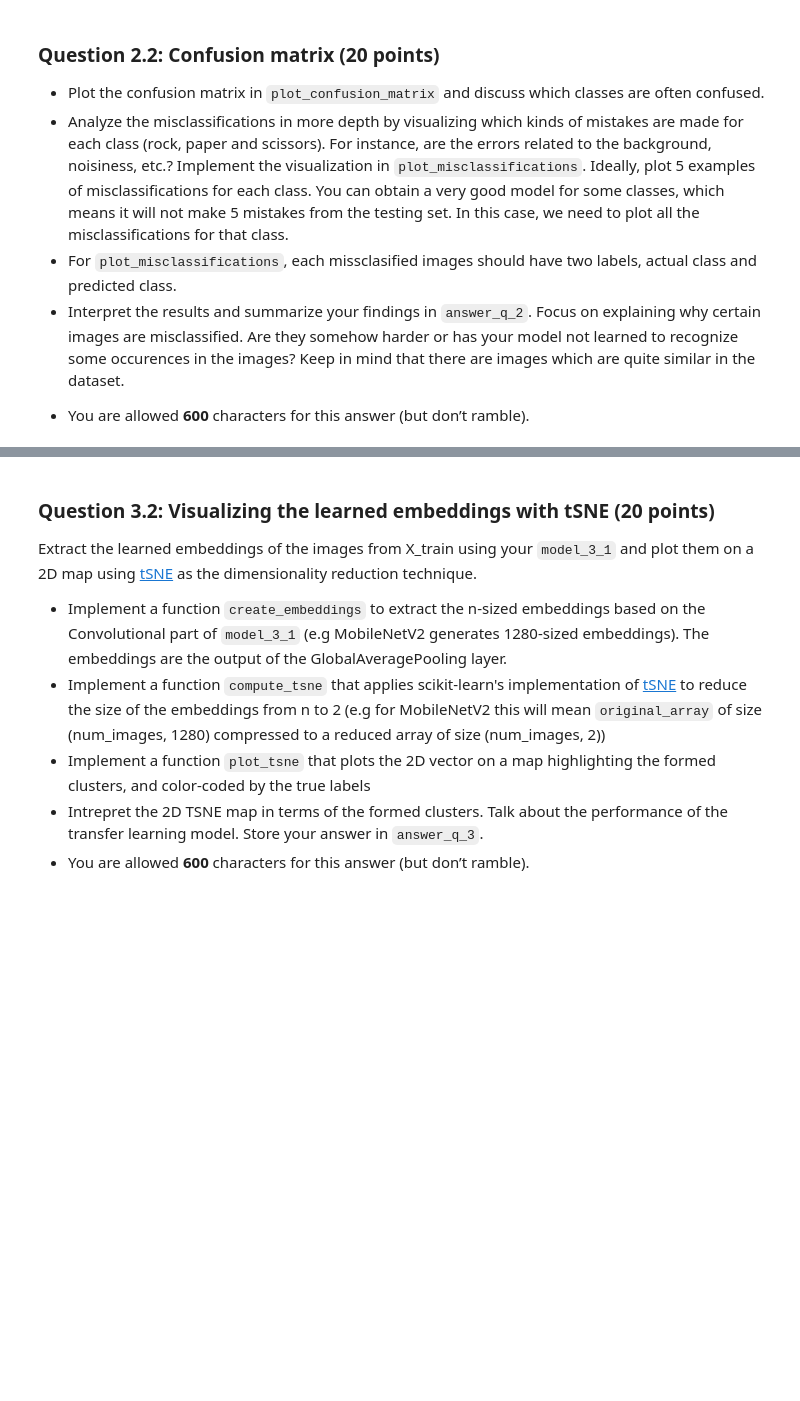
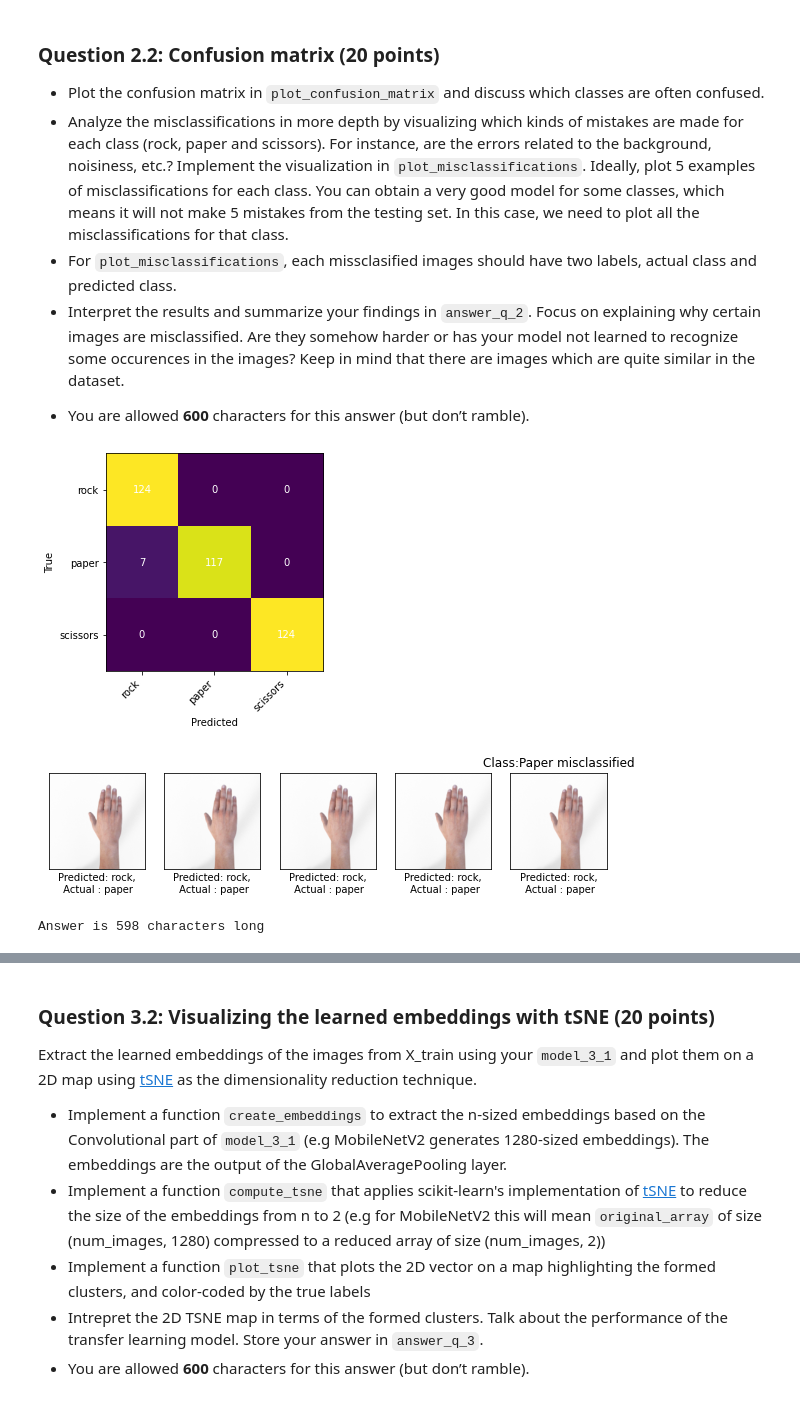
Before and after one commit to nikhil-96/ML-Assignment3, a Jupyter notebook: Assignment_3.ipynb, the cells around one changed output, grey strips where cells are left out. Drawn from its saved outputs; the diff is of its cells as text; code cells hidden in the pictures; blank space fills up the shorter version.

```diff
--- a/Assignment_3.ipynb
+++ b/Assignment_3.ipynb
@@ -462,3 +582,62 @@ print("Answer is {} characters long".format(len(answer_q_2)))
+# %%
+from sklearn.metrics import confusion_matrix
+
+def plot_confusion_matrix():
+    model = load_model(os.path.join(base_dir, 'model_1_2.h5'))
+    y_pred = model.predict(X_test)
+
+    cm = confusion_matrix(np.argmax(y_test, axis=1),np.argmax(y_pred, axis=1))
+    fig, ax = plt.subplots()
+    im = ax.imshow(cm)
+    ax.set_xticks(np.arange(3)), ax.set_yticks(np.arange(3))
+    ax.set_xticklabels(class_names, rotation=45, ha="right")
+    ax.set_yticklabels(class_names)
+    ax.set_ylabel('True')
+    ax.set_xlabel('Predicted')
+    for i in range(9):
+        ax.text(int(i/3),i%3,cm[i%3,int(i/3)], ha="center", va="center", color="w")
+
+def plot_misclassifications():
+    model = load_model(os.path.join(base_dir, 'model_1_2.h5'))
+    y_pred = model.predict(X_test)
+
+    misclassified_samples = np.nonzero(np.argmax(y_test, axis=1) != np.argmax(y_pred, axis=1))[0]
+    misclassified_samples_paper = []
+    misclassified_samples_scissors = []
+    for x in misclassified_samples:
+      if(np.argmax(y_test[x]) == 1):
+        misclassified_samples_paper.append(x)
+
+      if(np.argmax(y_test[x]) == 2):
+        misclassified_samples_scissors.append(x)
+
+    fig, axes = plt.subplots(1, 5,  figsize=(10, 5))
+    for nr, i in enumerate(misclassified_samples_paper[:5]):
+        axes[nr].imshow(X_test[i])
+        axes[nr].set_xlabel("Predicted: %s,\n Actual : %s" % (class_names[np.argmax(y_pred[i])],class_names[np.argmax(y_test[i])]))
+        axes[nr].set_xticks(()), axes[nr].set_yticks(())
+
+    plt.title("Class:Paper misclassified")
+    plt.show()
+
+    # fig, axes = plt.subplots(1, 5,  figsize=(10, 5))
+    # for nr, i in enumerate(misclassified_samples_scissors[:5]):
+    #     axes[nr].imshow(X_test[i])
+    #     axes[nr].set_xlabel("Predicted: %s,\n Actual : %s" % (class_names[np.argmax(y_pred[i])],class_names[np.argmax(y_test[i])]))
+    #     axes[nr].set_xticks(()), axes[nr].set_yticks(())
+
+    # plt.title("Class:Scissors misclassified")
+    # plt.show()
+
+plot_confusion_matrix()
+plot_misclassifications()
+
+answer_q_2 = "Shown in confusion matrix, Rock class is perfectly predicted by the model as it learned the shape of a fist. Sometimes model confused paper as rock and scissors as paper. The reason model is confused paper as rock is because there is one particular type of paper image (repeated) in which there's no gap between fingers unlike other paper images and model learned this no gap between fingers pattern for rock class. Similar reason for scissors and paper as there's one scissor image (repeated) in which there is thumb with space from 2 fingers unlike other scissor images which have only 2 fingers."
+print("Answer is {} characters long".format(len(answer_q_2)))
+# %% [output]
+[figure, added]
+[figure, added]
+Answer is 598 characters long
 # %% [markdown]
 ## Part 3. Transfer learning (45 points)
 ### Question 3.1 Transfer learning from MobileNet (25 points)
```
Also changed, not shown: parts of 33 cells of this notebook, 11 other files.
